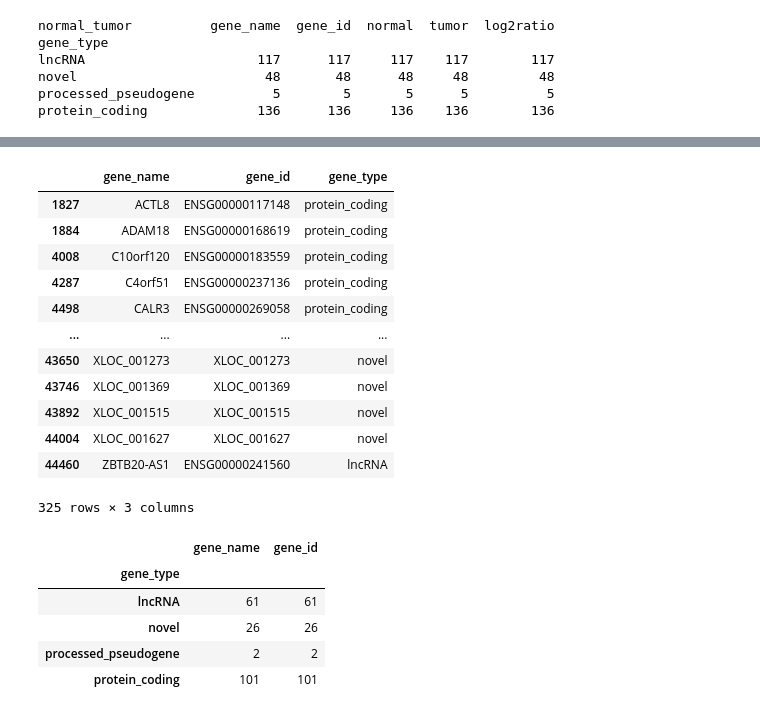
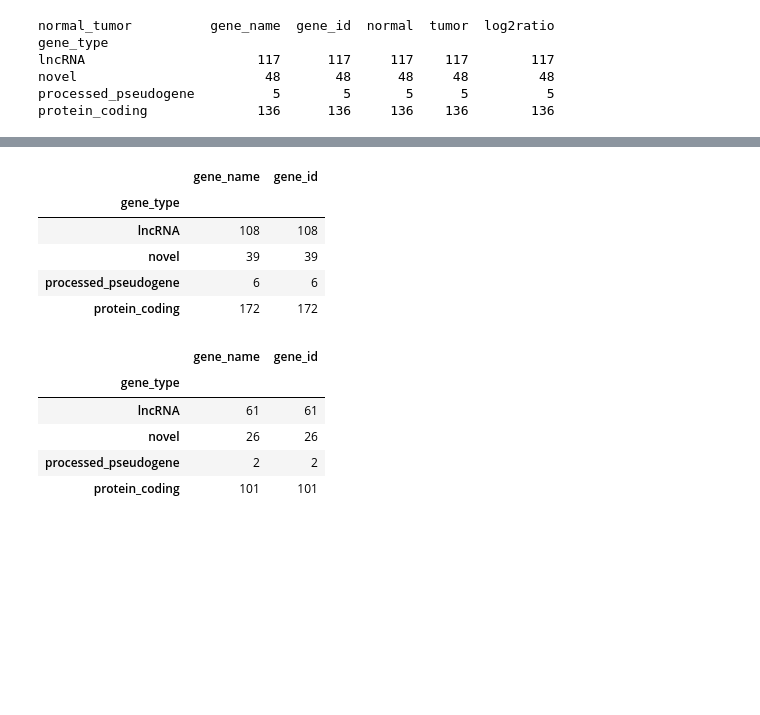
Before and after one commit to MartaEspinosa/TestisRestricted_MP, a Jupyter notebook: Q3.0_reconstructedTestis_log2ratio.ipynb, the cells around one changed output, grey strips where cells are left out. Saved outputs shown, nothing was run; the diff lists cells and outputs as text; code cells hidden in the pictures; blank space fills up the shorter version.

```diff
--- a/Q3.0_reconstructedTestis_log2ratio.ipynb
+++ b/Q3.0_reconstructedTestis_log2ratio.ipynb
@@ -445,21 +438,13 @@ log2ratio3x_general.groupby("gene_type").count()
 # %%
 log2ratio3x_1TPM_general.drop_duplicates(inplace=True)
 log2ratio3x_1TPM_general.groupby("gene_type").count()
-log2ratio3x_1TPM_general
 # %% [output]
-|  | gene_name | gene_id | gene_type |
-| 1827 | ACTL8 | ENSG00000117148 | protein_coding |
-| 1884 | ADAM18 | ENSG00000168619 | protein_coding |
-| 4008 | C10orf120 | ENSG00000183559 | protein_coding |
-| 4287 | C4orf51 | ENSG00000237136 | protein_coding |
-| 4498 | CALR3 | ENSG00000269058 | protein_coding |
-| ... | ... | ... | ... |
-| 43650 | XLOC_001273 | XLOC_001273 | novel |
-| 43746 | XLOC_001369 | XLOC_001369 | novel |
-| 43892 | XLOC_001515 | XLOC_001515 | novel |
-| 44004 | XLOC_001627 | XLOC_001627 | novel |
-| 44460 | ZBTB20-AS1 | ENSG00000241560 | lncRNA |
+|  | gene_name | gene_id |
+| gene_type |  |  |
+| lncRNA | 108 | 108 |
+| novel | 39 | 39 |
+| processed_pseudogene | 6 | 6 |
+| protein_coding | 172 | 172 |
-325 rows × 3 columns
 # %%
 log2ratio3x_1TPM_general_5percent.drop_duplicates(inplace=True)
 log2ratio3x_1TPM_general_5percent.groupby("gene_type").count()
```
Also changed, not shown: parts of 3 cells of this notebook, 4 other files.
